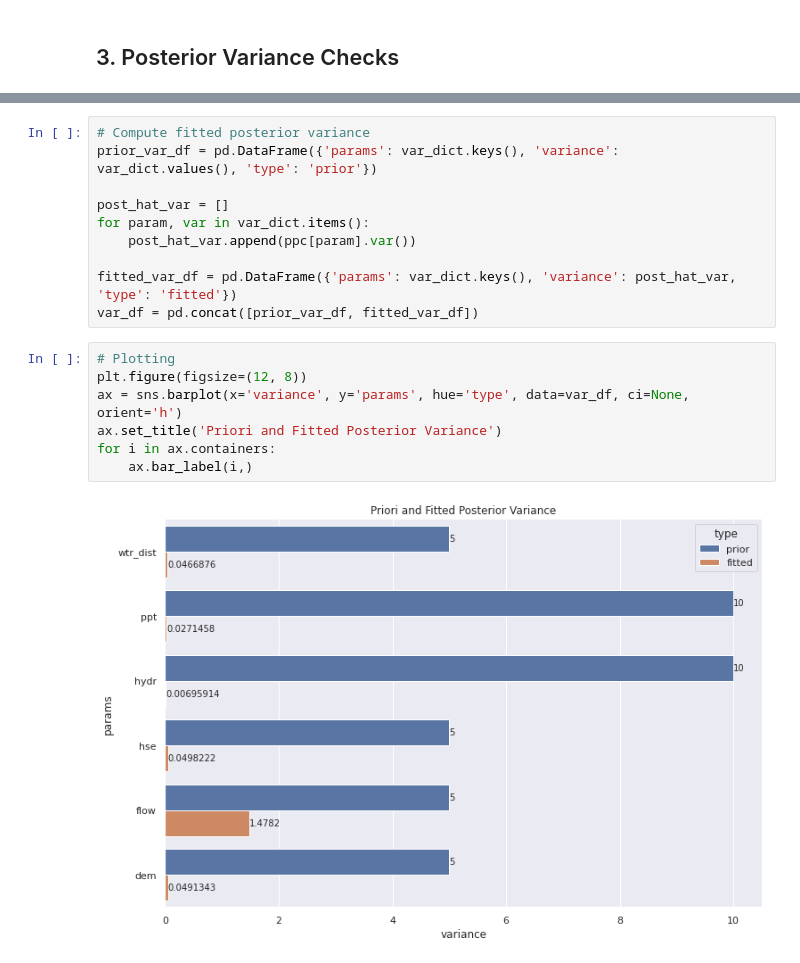
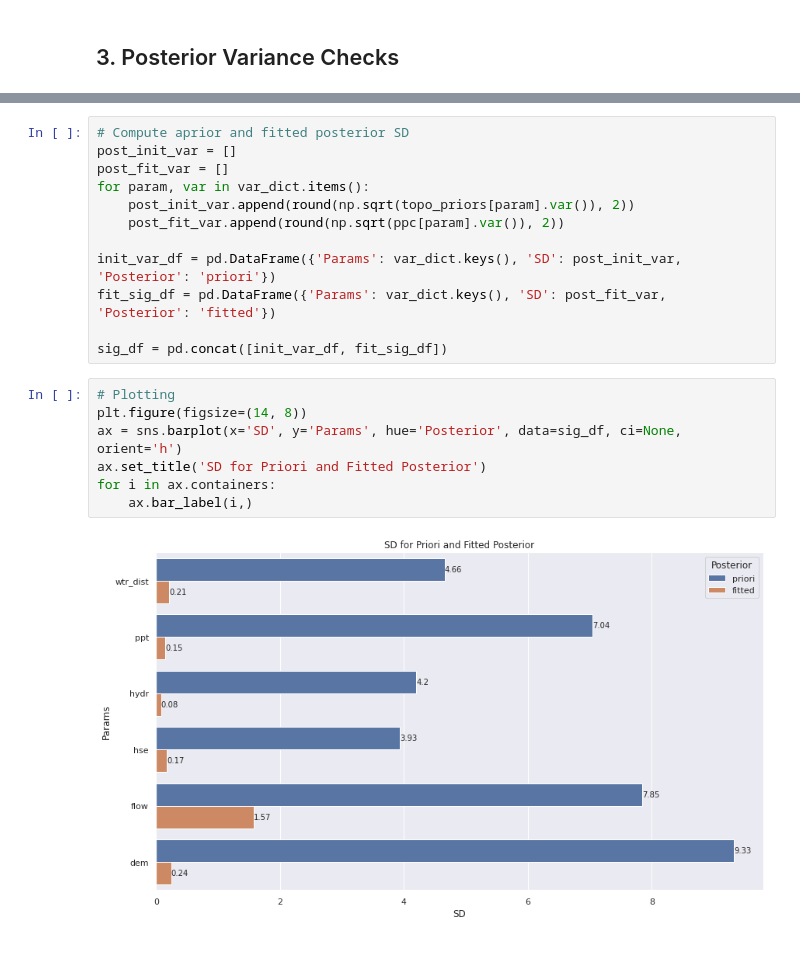
Before and after one commit to juannat7/bayesian_septic, a Jupyter notebook: notebooks/06 goodness_of_fit.ipynb, the cells around one changed output, grey strips where cells are left out. Drawn from its saved outputs; the diff is of its cells as text.

Commit message:
fixed apriori posterior to the correct one

```diff
--- a/notebooks/06 goodness_of_fit.ipynb
+++ b/notebooks/06 goodness_of_fit.ipynb
@@ -134,21 +135,23 @@ with topo_model:
 # %% [output]
 [interactive output not drawn]
 # %%
-# Compute fitted posterior variance
-prior_var_df = pd.DataFrame({'params': var_dict.keys(), 'variance': var_dict.values(), 'type': 'prior'})
+# Compute aprior and fitted posterior SD
+post_init_var = []
+post_fit_var = []
+for param, var in var_dict.items():
+    post_init_var.append(round(np.sqrt(topo_priors[param].var()), 2))
+    post_fit_var.append(round(np.sqrt(ppc[param].var()), 2))
 
-post_hat_var = []
-for param, var in var_dict.items():
-    post_hat_var.append(ppc[param].var())
+init_var_df = pd.DataFrame({'Params': var_dict.keys(), 'SD': post_init_var, 'Posterior': 'priori'})
+fit_sig_df = pd.DataFrame({'Params': var_dict.keys(), 'SD': post_fit_var, 'Posterior': 'fitted'})
 
-fitted_var_df = pd.DataFrame({'params': var_dict.keys(), 'variance': post_hat_var, 'type': 'fitted'})
-var_df = pd.concat([prior_var_df, fitted_var_df])
+sig_df = pd.concat([init_var_df, fit_sig_df])
 # %%
 # Plotting
-plt.figure(figsize=(12, 8))
-ax = sns.barplot(x='variance', y='params', hue='type', data=var_df, ci=None, orient='h')
-ax.set_title('Priori and Fitted Posterior Variance')
+plt.figure(figsize=(14, 8))
+ax = sns.barplot(x='SD', y='Params', hue='Posterior', data=sig_df, ci=None, orient='h')
+ax.set_title('SD for Priori and Fitted Posterior')
 for i in ax.containers:
     ax.bar_label(i,)
 # %% [output]
-[figure, old version]
+[figure, new version]
```
Also changed, not shown: parts of 4 cells of this notebook, 1 other file.
